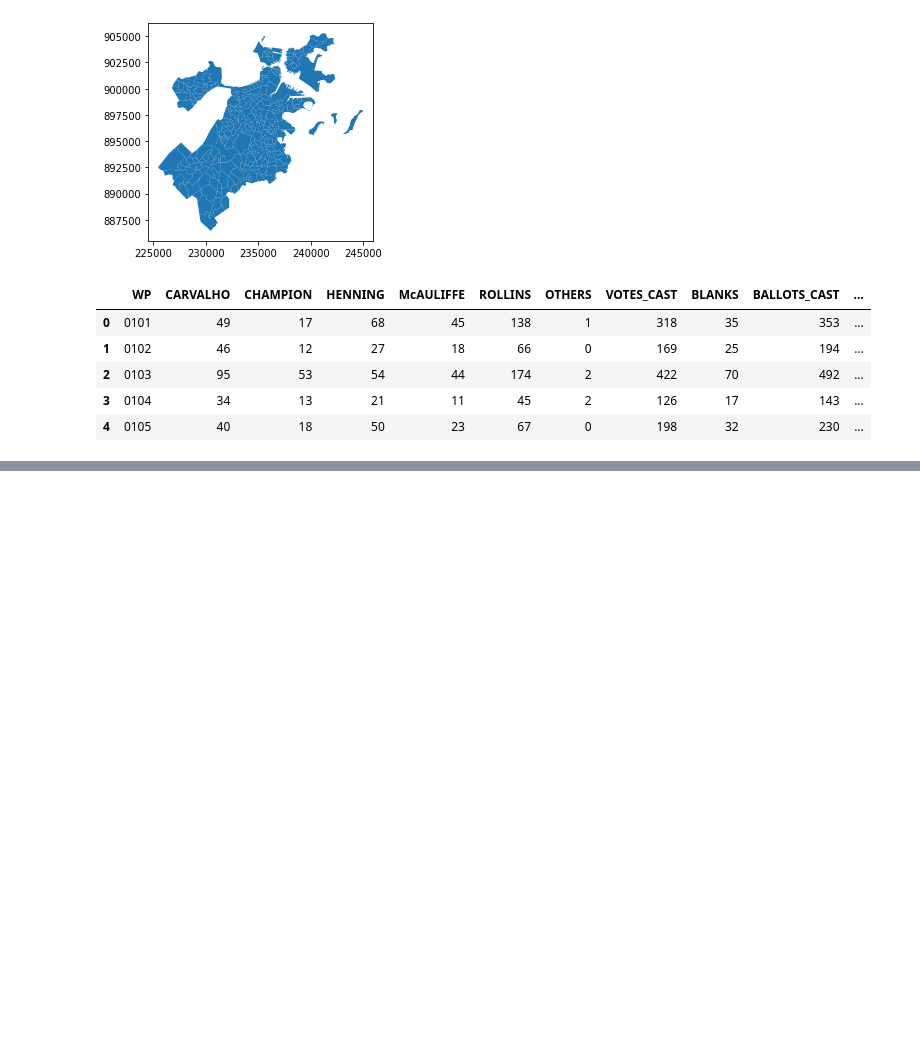
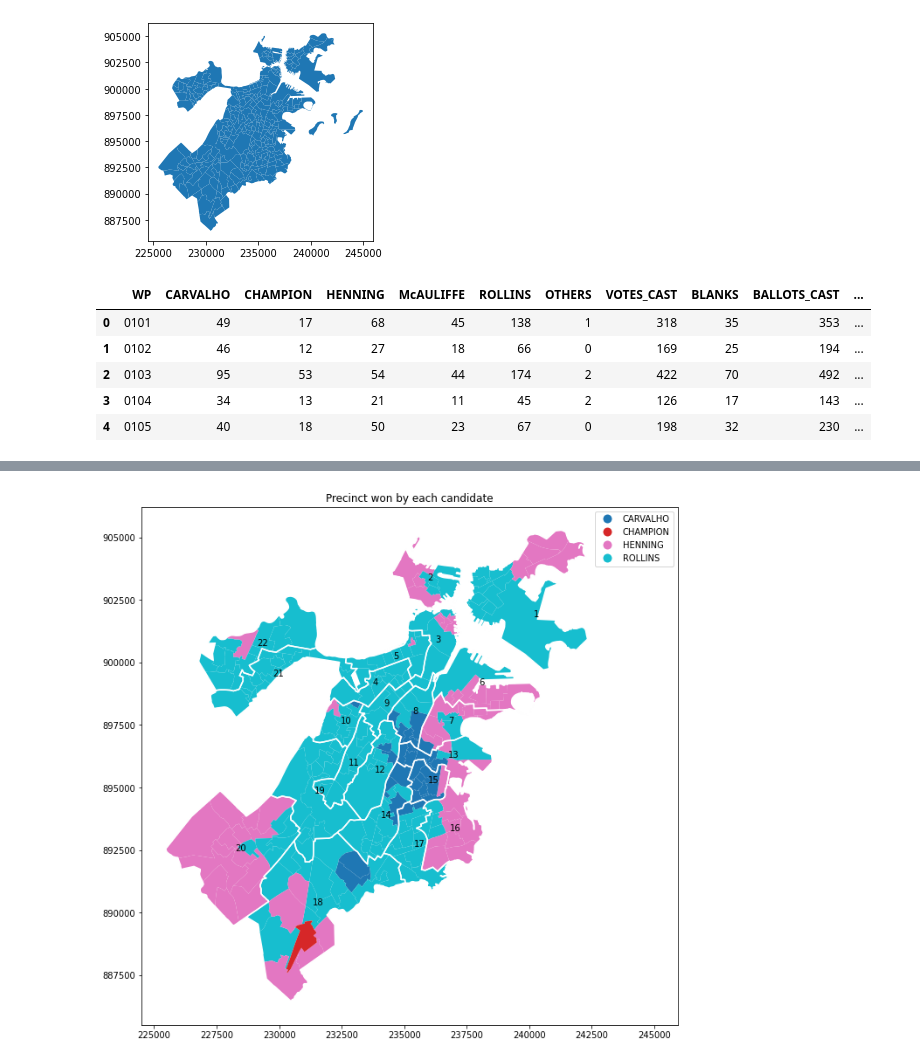
Before and after one commit to kimonazj/BayState_Banner_Project, a Jupyter notebook: DA/DA_deliverable2.ipynb, the cells around one changed output, grey strips where cells are left out. Saved outputs shown, nothing was run; the diff lists cells and outputs as text; code cells hidden in the pictures; blank space fills up the shorter version.

```diff
--- a/DA/DA_deliverable2.ipynb
+++ b/DA/DA_deliverable2.ipynb
@@ -209,0 +297,2 @@ def replace_WP(row):
+# %%
+dissolve_WARD = WINNER_geodf.copy().dissolve(by='WARD')
@@ -209,0 +313,10 @@ def replace_WP(row):
+# %%
+fig, ax_winner = plt.subplots(figsize=(11,11))
+ax_boundary = dissolve_WARD.boundary.plot(ax=ax_winner, color='white')
+WINNER_geodf.plot(column='WON', ax=ax_boundary, legend=True)
+for district, (i, geo) in zip(dissolve_WARD.index ,dissolve_WARD.centroid.iteritems()):
+    ax_winner.annotate(district, xy=[geo.x, geo.y], color="black")
+plt.title('Precinct won by each candidate')
+plt.show()
+# %% [output]
+[figure, added]
```
Also changed, not shown: parts of 23 cells of this notebook.
